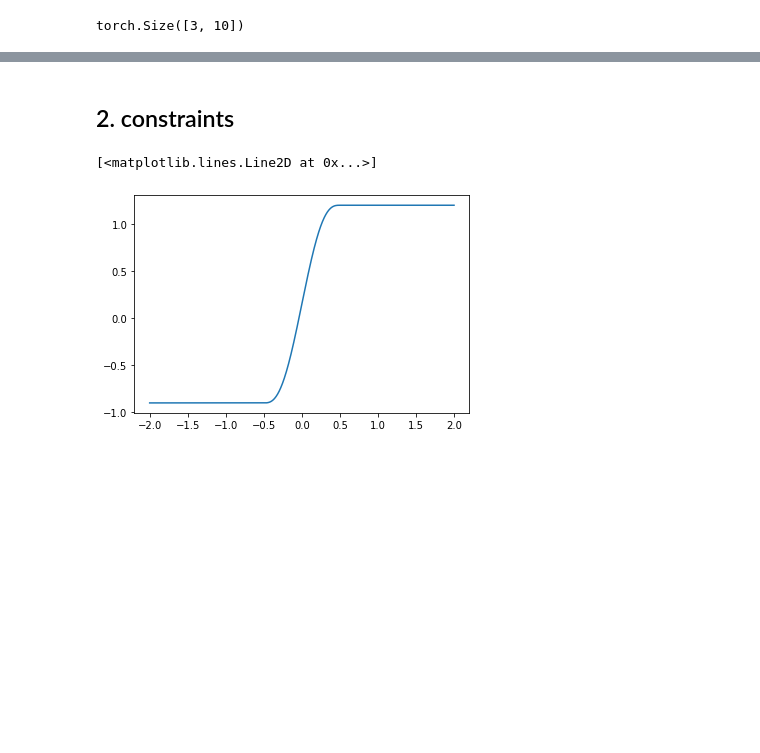
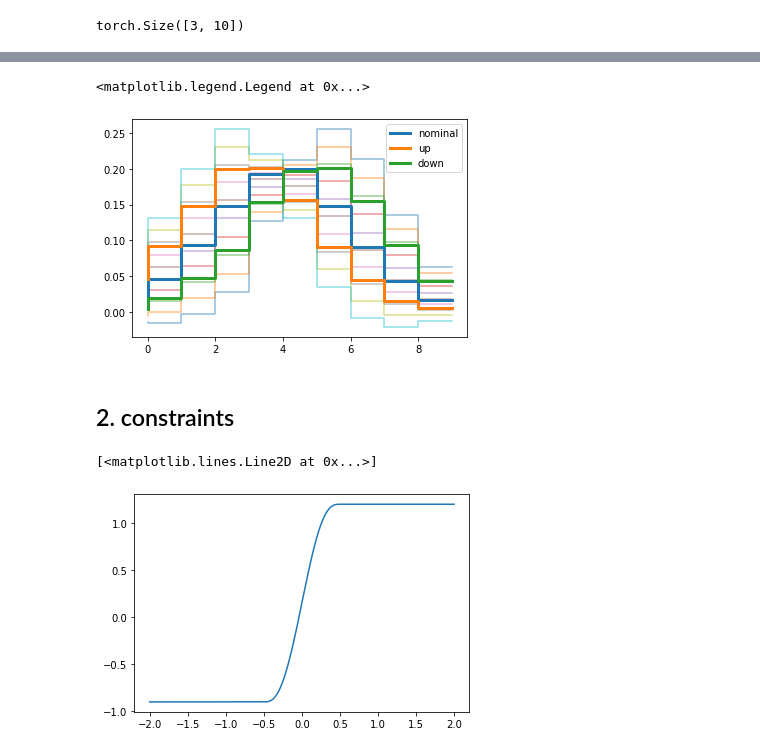
Before and after one commit to llayer/cmsopen, a Jupyter notebook: inferno/inferno_hep.ipynb, the cells around one changed output, grey strips where cells are left out. Saved outputs shown, nothing was run; the diff lists cells and outputs as text; code cells hidden in the pictures; blank space fills up the shorter version.

```diff
--- a/inferno/inferno_hep.ipynb
+++ b/inferno/inferno_hep.ipynb
@@ -79,6 +104,21 @@ def fast_vertical(alpha:Tensor, f_nom:Tensor, f_up:Tensor, f_dw:Tensor):
 
     f_nom_rep = f_nom.unsqueeze(0).repeat(alpha.shape[0], 1)
     return f_nom + morph(alpha.unsqueeze(1), f_nom_rep, f_dw, f_up).sum(0)
+# %%
+alpha = torch.Tensor(np.linspace(-2,2,10)).unsqueeze(1)
+morphed = morph(alpha, nominal_t, lo_t, hi_t)
+# %%
+nominal_morphed = nominal_t.unsqueeze(0).repeat(alpha.shape[0], 1) + morphed
+# %%
+for i in range(len(nominal_morphed)):
+    plt.step(y[:-1], nominal_morphed[i], alpha=0.5)
+plt.step(y[:-1], nominal, alpha=1, label='nominal', linewidth=3)
+plt.step(y[:-1], hi, alpha=1, label = 'up', linewidth=3)
+plt.step(y[:-1], lo, alpha=1, label='down', linewidth=3)
+plt.legend(loc="upper right")
+# %% [output]
+<matplotlib.legend.Legend at 0x...>
+[figure, added]
 # %% [markdown]
 ## 2. constraints
 # %%
```
Also changed, not shown: parts of 16 cells of this notebook.
